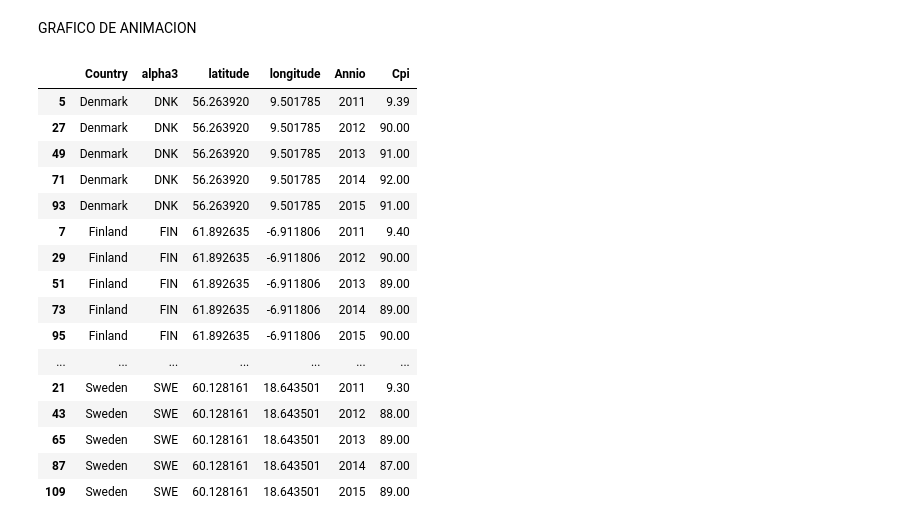
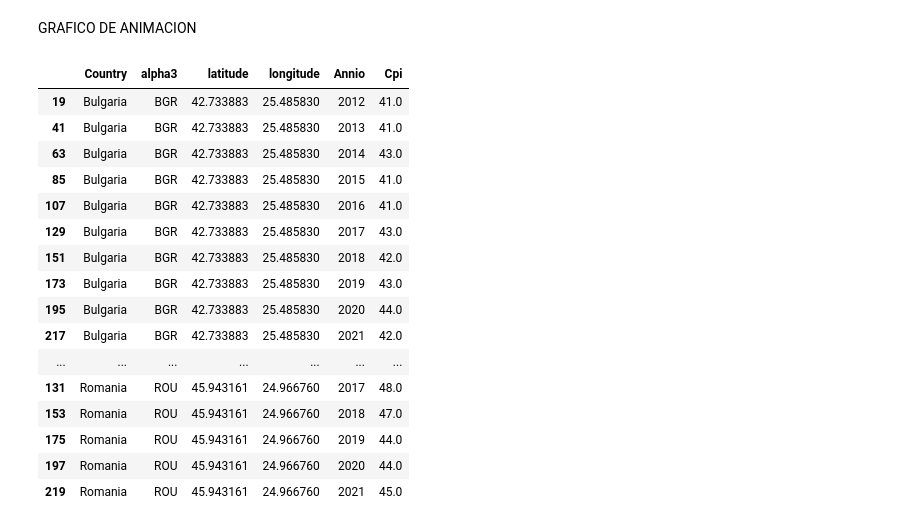
Before and after one commit to fduartej/data_visualization_python, a Jupyter notebook: notebook/CorrupcionPercepcionIndex.ipynb, the cells around one changed output. Cells and saved outputs as stored; diff of their text form; code cells hidden in the pictures.

```diff
--- a/notebook/CorrupcionPercepcionIndex.ipynb
+++ b/notebook/CorrupcionPercepcionIndex.ipynb
@@ -172,8 +172,7 @@ def alpha3code(column):
 
 # Import seaborn
 # https://github.com/datasets/corruption-perceptions-index/blob/master/data/cpi.csv
-cpi = pd.read_csv('cpi.csv')
-cpi = cpi.rename(columns={"Jurisdiction": "Country"})
+cpi = pd.read_csv('cpi.csv',delimiter=";")
 
 
 #https://github.com/melanieshi0120/COVID-19_global_time_series_panel_data/blob/master/data/countries_latitude_longitude.csv
@@ -225,6 +223,6 @@ cpiEuropa = cpi[(cpi.Country == 'Germany') | (cpi.Country =='Belgium') | (cpi.Co
     ]
 
 #cpiEuropa = cpiEuropa.reset_index(drop=True).set_index('Jurisdiction')
-cpiEuropa = cpiEuropa[['Country','alpha3','latitude','longitude','2011','2012','2013','2014','2015']]
+cpiEuropa = cpiEuropa[['Country','alpha3','latitude','longitude','2012','2013','2014','2015','2016','2017','2018','2019','2020','2021']]
 cpiEuropa
 # %% [output]
@@ -254,11 +252,17 @@ cpiEuropa
 #cpiEuropa['2008'] = cpiEuropa['2008'].astype(float)
 #cpiEuropa['2009'] = cpiEuropa['2009'].astype(float)
 #cpiEuropa['2010'] = cpiEuropa['2010'].astype(float)
-cpiEuropa['2011'] = cpiEuropa['2011'].astype(float)
+
 cpiEuropa['2012'] = cpiEuropa['2012'].astype(float)
 cpiEuropa['2013'] = cpiEuropa['2013'].astype(float)
 cpiEuropa['2014'] = cpiEuropa['2014'].astype(float)
 cpiEuropa['2015'] = cpiEuropa['2015'].astype(float)
+cpiEuropa['2016'] = cpiEuropa['2016'].astype(float)
+cpiEuropa['2017'] = cpiEuropa['2017'].astype(float)
+cpiEuropa['2018'] = cpiEuropa['2018'].astype(float)
+cpiEuropa['2019'] = cpiEuropa['2019'].astype(float)
+cpiEuropa['2020'] = cpiEuropa['2020'].astype(float)
+cpiEuropa['2021'] = cpiEuropa['2021'].astype(float)
 
 cpiEuropa.info()
 # %% [output]
@@ -331,8 +343,13 @@ newCpiEuropa = cpiEuropa.melt(id_vars=["Country","alpha3","latitude","longitude"
         var_name="Annio",
         value_name="Cpi")
 
-newCpiEuropa = newCpiEuropa.sort_values(by=['Country', 'Annio'], ascending=True)
-newCpiUEFilter = newCpiEuropa.loc[(newCpiEuropa["Annio"]=="2014") | (newCpiEuropa["Annio"]=="2015")]
+
+
+newCpiEuropa = newCpiEuropa.sort_values(by=['Country', 'Annio'], ascending=False)
+newCpiUEFilter = newCpiEuropa.loc[(newCpiEuropa["Annio"]=="2020") | (newCpiEuropa["Annio"]=="2021")]
+newCpiUEFilter = newCpiUEFilter[(newCpiUEFilter.Country == 'Hungary') | (newCpiUEFilter.Country =='Romania') | (newCpiUEFilter.Country =='Croatia') |
+     (newCpiUEFilter.Country =='Bulgaria') | (newCpiUEFilter.Country =='Greece')
+    ]
 newCpiUEFilter
 # %% [output]
 |  | Country | alpha3 | latitude | longitude | Annio | Cpi |
@@ -393,27 +389,27 @@ plt.show()
 # %% [markdown]
 GRAFICO DE ANIMACION
 # %%
-newCpi = newCpiEuropa[(newCpiEuropa.Country == 'Denmark') | (newCpiEuropa.Country =='Finland') | (newCpiEuropa.Country =='Sweden') |
-     (newCpiEuropa.Country =='Netherlands') | (newCpiEuropa.Country =='Germany')
+newCpi = newCpiEuropa[(newCpiEuropa.Country == 'Hungary') | (newCpiEuropa.Country =='Romania') | (newCpiEuropa.Country =='Croatia') |
+     (newCpiEuropa.Country =='Bulgaria') | (newCpiEuropa.Country =='Greece')
     ]
 
 newCpi
 # %% [output]
 |  | Country | alpha3 | latitude | longitude | Annio | Cpi |
-| 5 | Denmark | DNK | 56.263920 | 9.501785 | 2011 | 9.39 |
-| 27 | Denmark | DNK | 56.263920 | 9.501785 | 2012 | 90.00 |
-| 49 | Denmark | DNK | 56.263920 | 9.501785 | 2013 | 91.00 |
-| 71 | Denmark | DNK | 56.263920 | 9.501785 | 2014 | 92.00 |
-| 93 | Denmark | DNK | 56.263920 | 9.501785 | 2015 | 91.00 |
-| 7 | Finland | FIN | 61.892635 | -6.911806 | 2011 | 9.40 |
-| 29 | Finland | FIN | 61.892635 | -6.911806 | 2012 | 90.00 |
-| 51 | Finland | FIN | 61.892635 | -6.911806 | 2013 | 89.00 |
-| 73 | Finland | FIN | 61.892635 | -6.911806 | 2014 | 89.00 |
-| 95 | Finland | FIN | 61.892635 | -6.911806 | 2015 | 90.00 |
+| 19 | Bulgaria | BGR | 42.733883 | 25.485830 | 2012 | 41.0 |
+| 41 | Bulgaria | BGR | 42.733883 | 25.485830 | 2013 | 41.0 |
+| 63 | Bulgaria | BGR | 42.733883 | 25.485830 | 2014 | 43.0 |
+| 85 | Bulgaria | BGR | 42.733883 | 25.485830 | 2015 | 41.0 |
+| 107 | Bulgaria | BGR | 42.733883 | 25.485830 | 2016 | 41.0 |
+| 129 | Bulgaria | BGR | 42.733883 | 25.485830 | 2017 | 43.0 |
+| 151 | Bulgaria | BGR | 42.733883 | 25.485830 | 2018 | 42.0 |
+| 173 | Bulgaria | BGR | 42.733883 | 25.485830 | 2019 | 43.0 |
+| 195 | Bulgaria | BGR | 42.733883 | 25.485830 | 2020 | 44.0 |
+| 217 | Bulgaria | BGR | 42.733883 | 25.485830 | 2021 | 42.0 |
 | ... | ... | ... | ... | ... | ... | ... |
-| 21 | Sweden | SWE | 60.128161 | 18.643501 | 2011 | 9.30 |
-| 43 | Sweden | SWE | 60.128161 | 18.643501 | 2012 | 88.00 |
-| 65 | Sweden | SWE | 60.128161 | 18.643501 | 2013 | 89.00 |
-| 87 | Sweden | SWE | 60.128161 | 18.643501 | 2014 | 87.00 |
-| 109 | Sweden | SWE | 60.128161 | 18.643501 | 2015 | 89.00 |
+| 131 | Romania | ROU | 45.943161 | 24.966760 | 2017 | 48.0 |
+| 153 | Romania | ROU | 45.943161 | 24.966760 | 2018 | 47.0 |
+| 175 | Romania | ROU | 45.943161 | 24.966760 | 2019 | 44.0 |
+| 197 | Romania | ROU | 45.943161 | 24.966760 | 2020 | 44.0 |
+| 219 | Romania | ROU | 45.943161 | 24.966760 | 2021 | 45.0 |
 # %%
```
Also changed, not shown: parts of 14 cells of this notebook.
